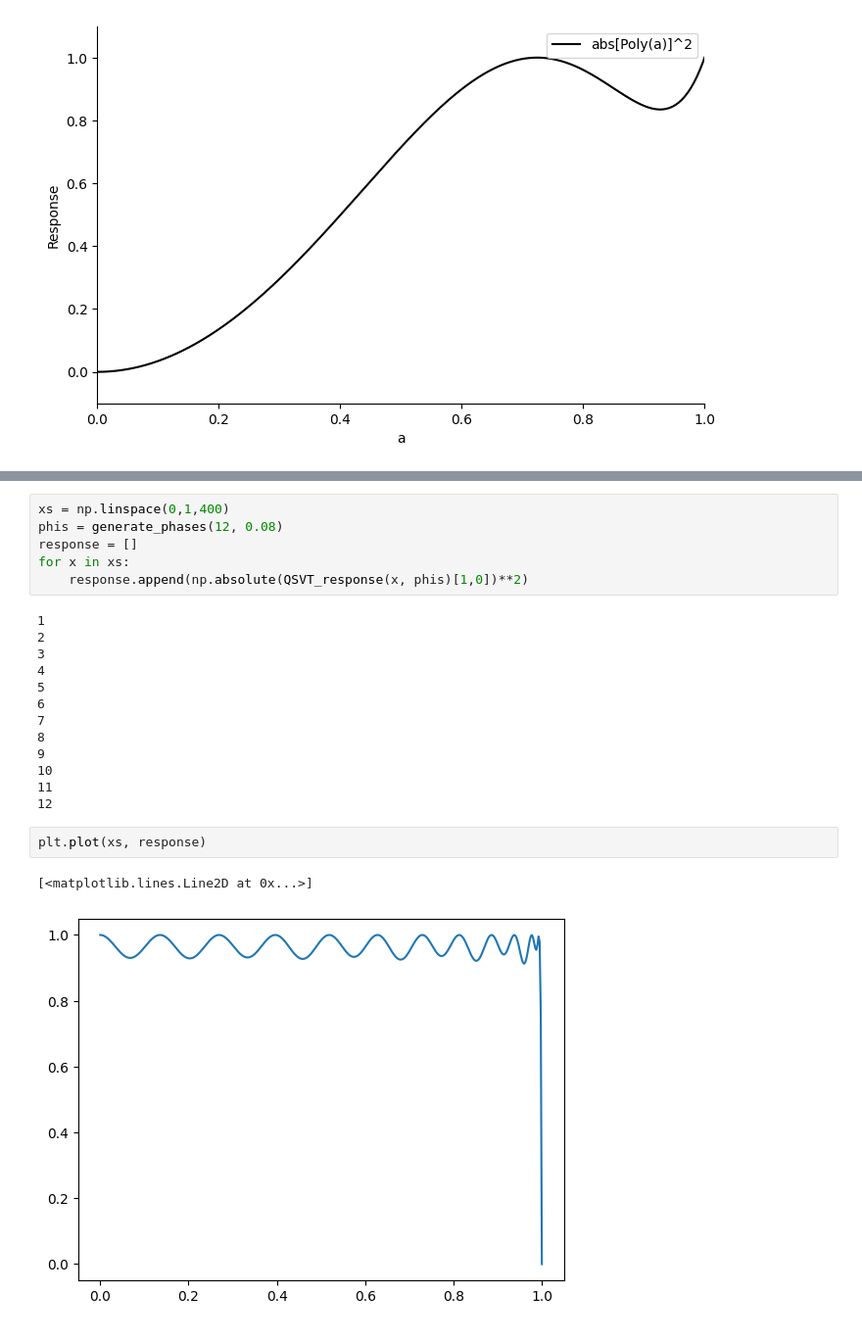
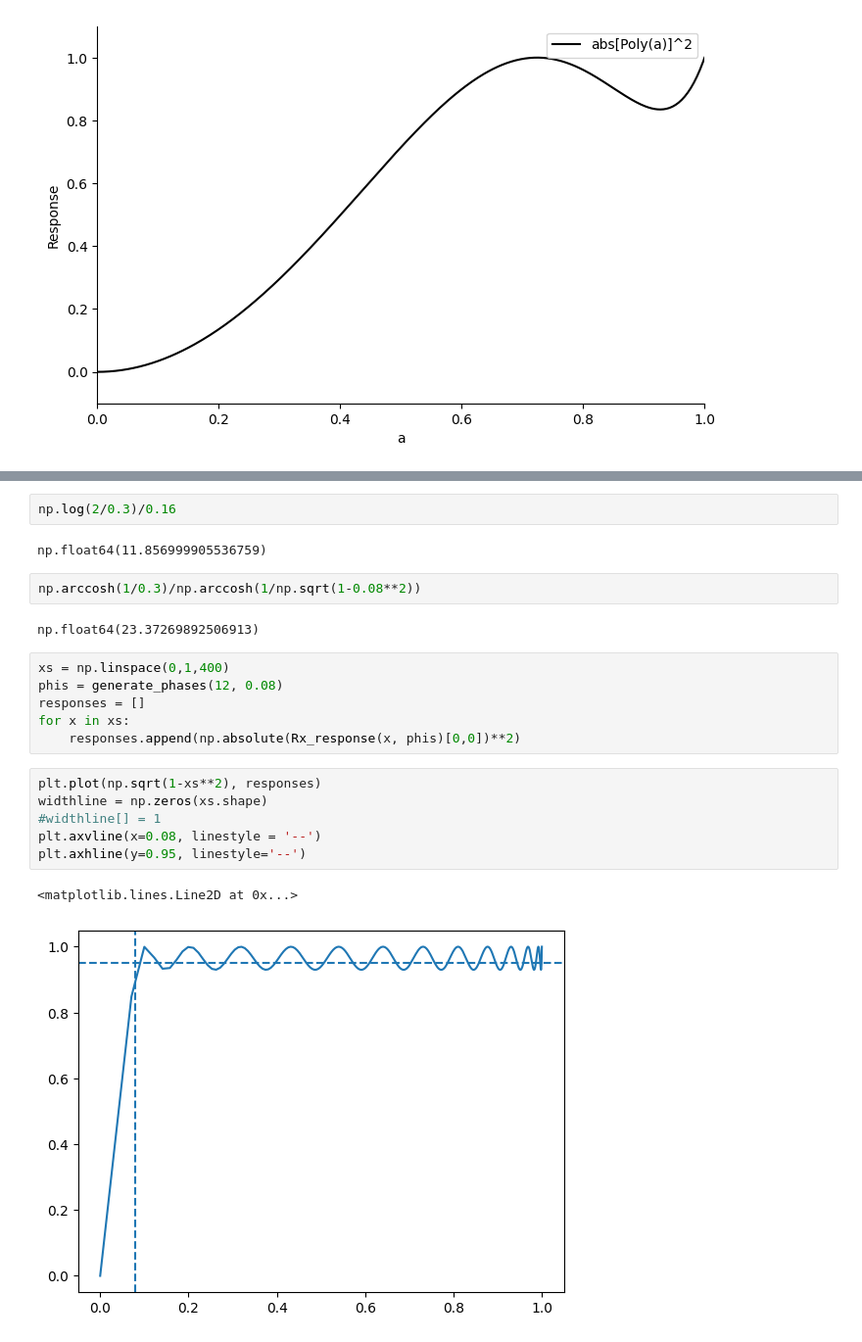
Before and after one commit to shrabian/quantum-research, a Jupyter notebook: fpsearch.ipynb, the cells around one changed output, grey strips where cells are left out. Shown at 98% size. Cells and saved outputs as stored; diff of their text form.

```diff
--- a/fpsearch.ipynb
+++ b/fpsearch.ipynb
@@ -41,25 +69,24 @@ def QSVT_response(a, phases):
+# %%
+np.log(2/0.3)/0.16
+# %% [output]
+np.float64(11.856999905536759)
+# %%
+np.arccosh(1/0.3)/np.arccosh(1/np.sqrt(1-0.08**2))
+# %% [output]
+np.float64(23.37269892506913)
 # %%
 xs = np.linspace(0,1,400)
 phis = generate_phases(12, 0.08)
-response = []
+responses = []
 for x in xs:
-    response.append(np.absolute(QSVT_response(x, phis)[1,0])**2)
+    responses.append(np.absolute(Rx_response(x, phis)[0,0])**2)
-# %% [output]
-1
-2
-3
-4
-5
-6
-7
-8
-9
-10
-11
-12
 # %%
-plt.plot(xs, response)
+plt.plot(np.sqrt(1-xs**2), responses)
+widthline = np.zeros(xs.shape)
+#widthline[] = 1
+plt.axvline(x=0.08, linestyle = '--')
+plt.axhline(y=0.95, linestyle='--')
 # %% [output]
-[<matplotlib.lines.Line2D at 0x...>]
+<matplotlib.lines.Line2D at 0x...>
-[figure, old version]
+[figure, new version]
 # %%
```
Also changed, not shown: parts of 10 cells of this notebook, 2 other files.
